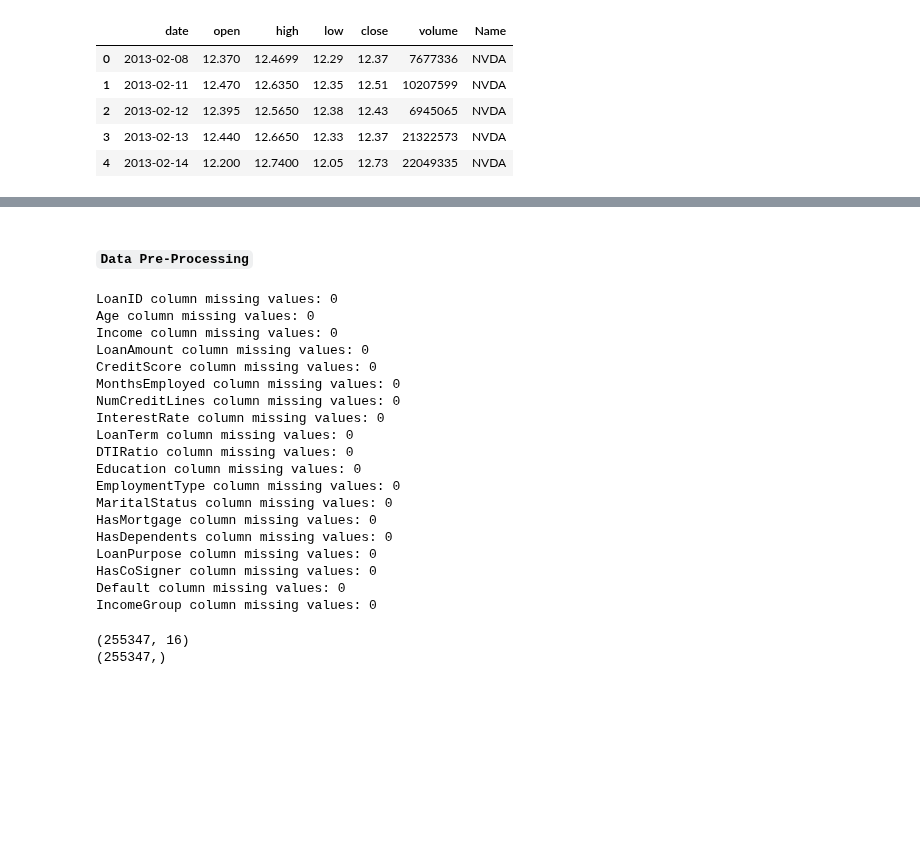
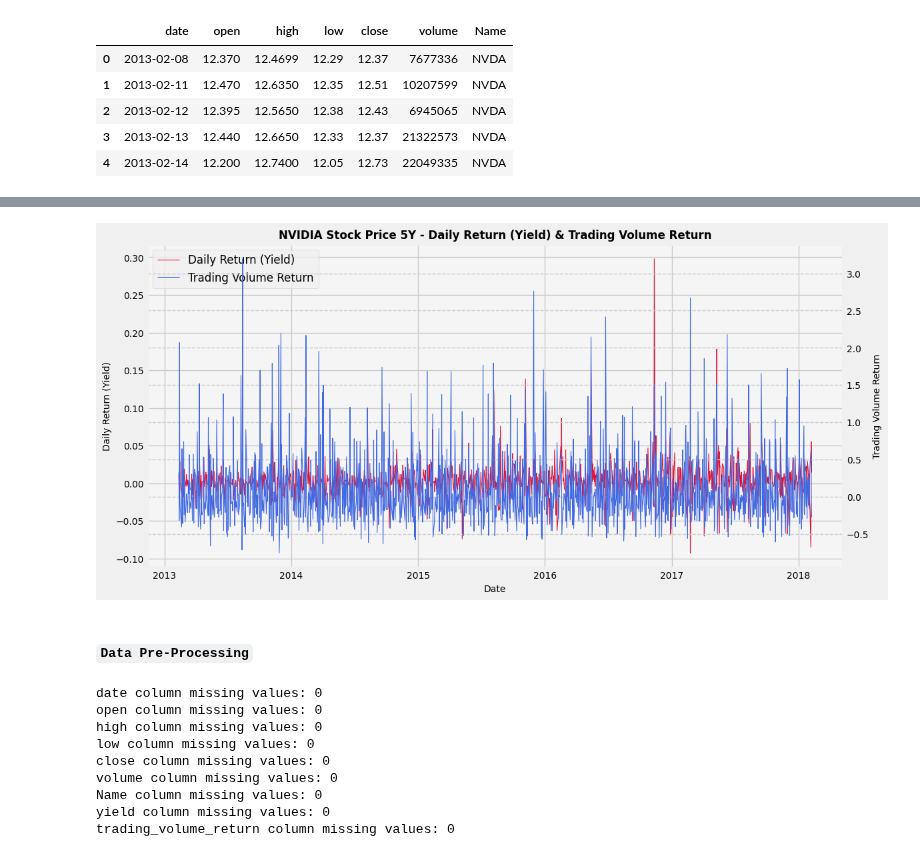
Before and after one commit to sranillac/SRC_UniOvi, a Jupyter notebook: ML-DL/src/ML/ML-Regression/NVIDIA/SRC_EDA_Viz_PreProcess_NVDIA.ipynb, the cells around one changed output, grey strips where cells are left out. Drawn from its saved outputs; the diff is of its cells as text; code cells hidden in the pictures; blank space fills up the shorter version.

```diff
--- a/ML-DL/src/ML/ML-Regression/NVIDIA/SRC_EDA_Viz_PreProcess_NVDIA.ipynb
+++ b/ML-DL/src/ML/ML-Regression/NVIDIA/SRC_EDA_Viz_PreProcess_NVDIA.ipynb
@@ -138,38 +103,47 @@ legend.get_frame().set_linewidth(0.5);
+# %%
+# Visualization - NVIDIA Stock Price 5Y (Daily Return-Yield & Trading Volume Return)
+fig = plt.figure(figsize = (12, 6))
+ax1 = fig.gca()
+ax1.set_facecolor('whitesmoke')
+line1, = ax1.plot(df_nvidia['date'], df_nvidia['yield'], label = 'Daily Return (Yield)', color = 'crimson', linewidth = 0.8)
+ax1.set_ylabel('Daily Return (Yield)', fontsize = 10)
+ax1.tick_params(axis = 'y', labelsize = 10)
+ax2 = ax1.twinx()
+line2, = ax2.plot(df_nvidia['date'], df_nvidia['trading_volume_return'], label = 'Trading Volume Return', color = 'royalblue', linewidth = 0.8)
+ax2.set_ylabel('Trading Volume Return', fontsize = 10)
+ax2.tick_params(axis = 'y', labelsize = 10)
+plt.grid(linestyle = '--')
+plt.title('NVIDIA Stock Price 5Y - Daily Return (Yield) & Trading Volume Return', fontsize = 12, fontweight = 'bold')
+ax1.set_xlabel('Date', fontsize = 10)
+ax1.tick_params(axis = 'x', labelsize = 10)
+handles = [line1, line2]
+labels = ['Daily Return (Yield)', 'Trading Volume Return']
+legend = ax1.legend(handles = handles, labels = labels, loc = 'upper left', frameon = True, prop = {'size': 12})
+legend.get_frame().set_linewidth(0.5);
+# %% [output]
+[figure, added]
 # %% [markdown]
 #### ``Data Pre-Processing``
 # %%
 # NA-values
-for col in df_nvdia.columns.tolist():
-    print('{} column missing values: {}'.format(col, df_nvdia[col].isnull().sum()))
+for col in df_nvidia.columns.tolist():
+    print('{} column missing values: {}'.format(col, df_nvidia[col].isnull().sum()))
 # %% [output]
-LoanID column missing values: 0
-Age column missing values: 0
-Income column missing values: 0
-LoanAmount column missing values: 0
-CreditScore column missing values: 0
-MonthsEmployed column missing values: 0
-NumCreditLines column missing values: 0
-InterestRate column missing values: 0
-LoanTerm column missing values: 0
-DTIRatio column missing values: 0
-Education column missing values: 0
-EmploymentType column missing values: 0
-MaritalStatus column missing values: 0
-HasMortgage column missing values: 0
-HasDependents column missing values: 0
-LoanPurpose column missing values: 0
-HasCoSigner column missing values: 0
-Default column missing values: 0
-IncomeGroup column missing values: 0
+date column missing values: 0
+open column missing values: 0
+high column missing values: 0
+low column missing values: 0
+close column missing values: 0
+volume column missing values: 0
+Name column missing values: 0
+yield column missing values: 0
+trading_volume_return column missing values: 0
 # %%
 # Feature Selection + Target
-X = df_ld.drop(['LoanID', 'IncomeGroup', 'Default'], axis = 1)
-Y = df_ld['Default']
+X = df_nvidia.drop(['LoanID', 'IncomeGroup', 'Default'], axis = 1)
+Y = df_nvidia['Default']
 print(X.shape)
 print(Y.shape)
-# %% [output]
-(255347, 16)
-(255347,)
 # %%
 # Categorical features
 encoder = LabelEncoder()
```
Also changed, not shown: parts of 15 cells of this notebook.
